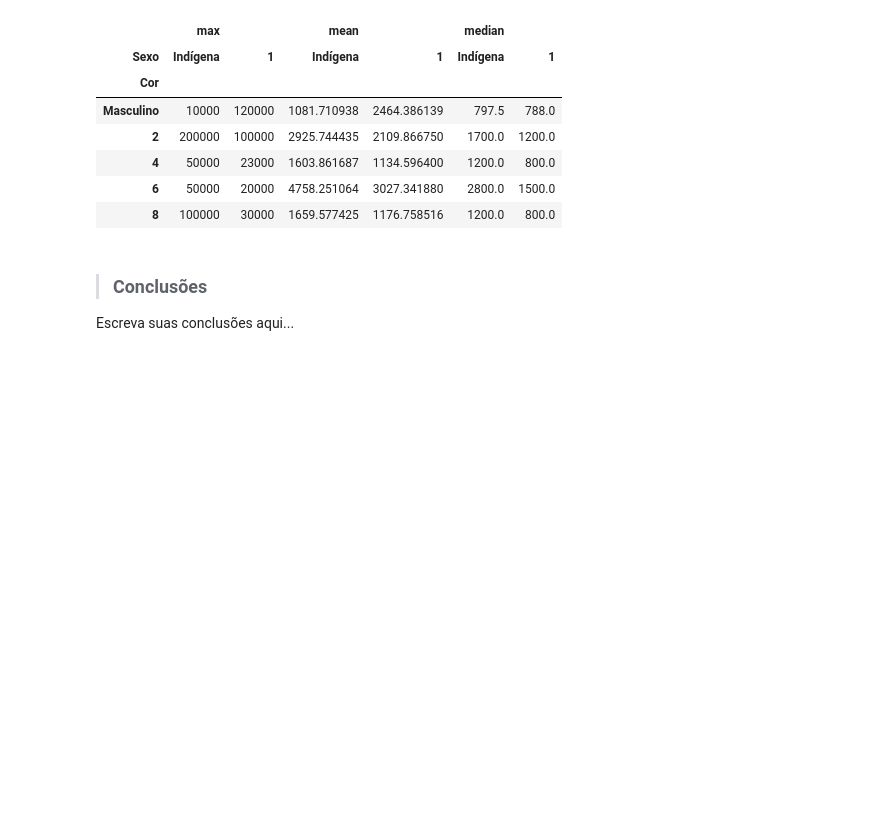
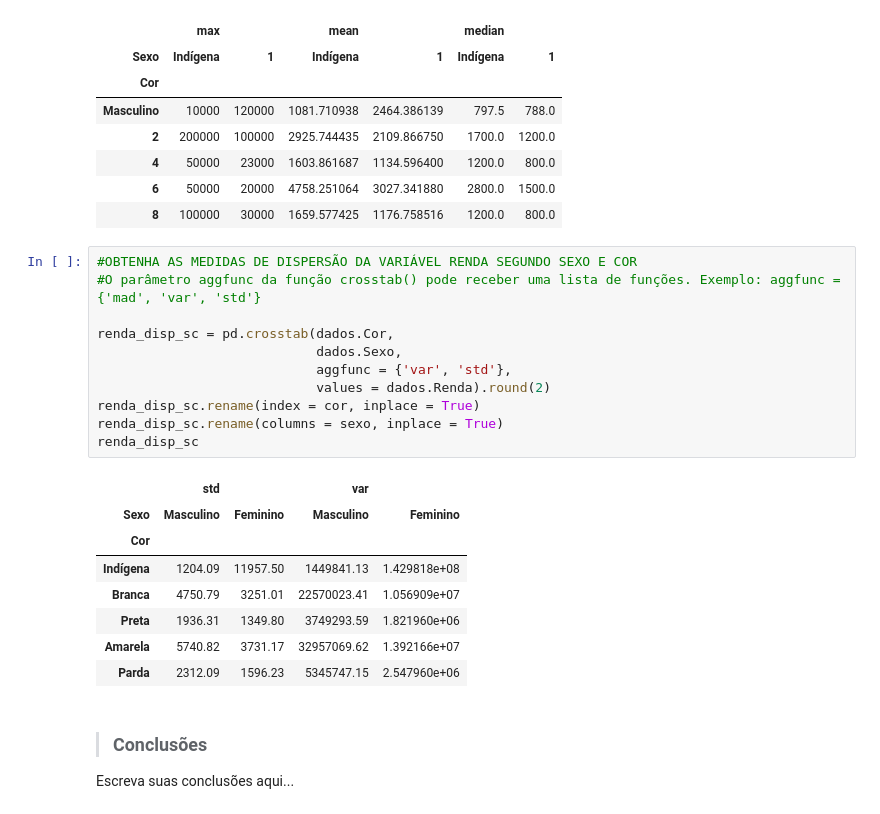
Before and after one commit to euninha1/estatistica_py, a Jupyter notebook: Análise_Descritiva.ipynb, the cells around one changed output. Saved outputs shown, nothing was run; the diff lists cells and outputs as text; blank space fills up the shorter version.

```diff
--- a/Análise_Descritiva.ipynb
+++ b/Análise_Descritiva.ipynb
@@ -532,6 +532,26 @@ renda_est_sc
 | 4 | 50000 | 23000 | 1603.861687 | 1134.596400 | 1200.0 | 800.0 |
 | 6 | 50000 | 20000 | 4758.251064 | 3027.341880 | 2800.0 | 1500.0 |
 | 8 | 100000 | 30000 | 1659.577425 | 1176.758516 | 1200.0 | 800.0 |
+# %%
+#OBTENHA AS MEDIDAS DE DISPERSÃO DA VARIÁVEL RENDA SEGUNDO SEXO E COR
+#O parâmetro aggfunc da função crosstab() pode receber uma lista de funções. Exemplo: aggfunc = {'mad', 'var', 'std'}
+
+renda_disp_sc = pd.crosstab(dados.Cor,
+                            dados.Sexo,
+                            aggfunc = {'var', 'std'},
+                            values = dados.Renda).round(2)
+renda_disp_sc.rename(index = cor, inplace = True)
+renda_disp_sc.rename(columns = sexo, inplace = True)
+renda_disp_sc
+# %% [output]
+|  | std |  | var |  |
+| Sexo | Masculino | Feminino | Masculino | Feminino |
+| Cor |  |  |  |  |
+| Indígena | 1204.09 | 11957.50 | 1449841.13 | 1.429818e+08 |
+| Branca | 4750.79 | 3251.01 | 22570023.41 | 1.056909e+07 |
+| Preta | 1936.31 | 1349.80 | 3749293.59 | 1.821960e+06 |
+| Amarela | 5740.82 | 3731.17 | 32957069.62 | 1.392166e+07 |
+| Parda | 2312.09 | 1596.23 | 5345747.15 | 2.547960e+06 |
 # %% [markdown]
 > ### Conclusões
 
```
Also changed, not shown: parts of 4 cells of this notebook.
